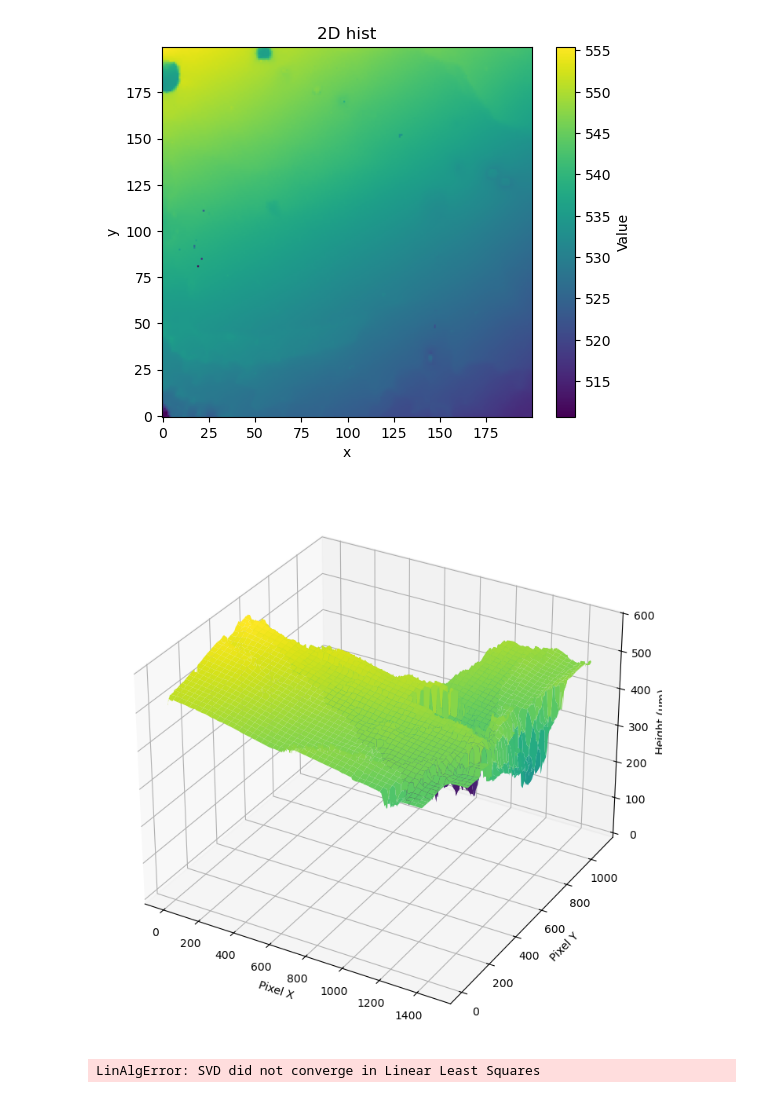
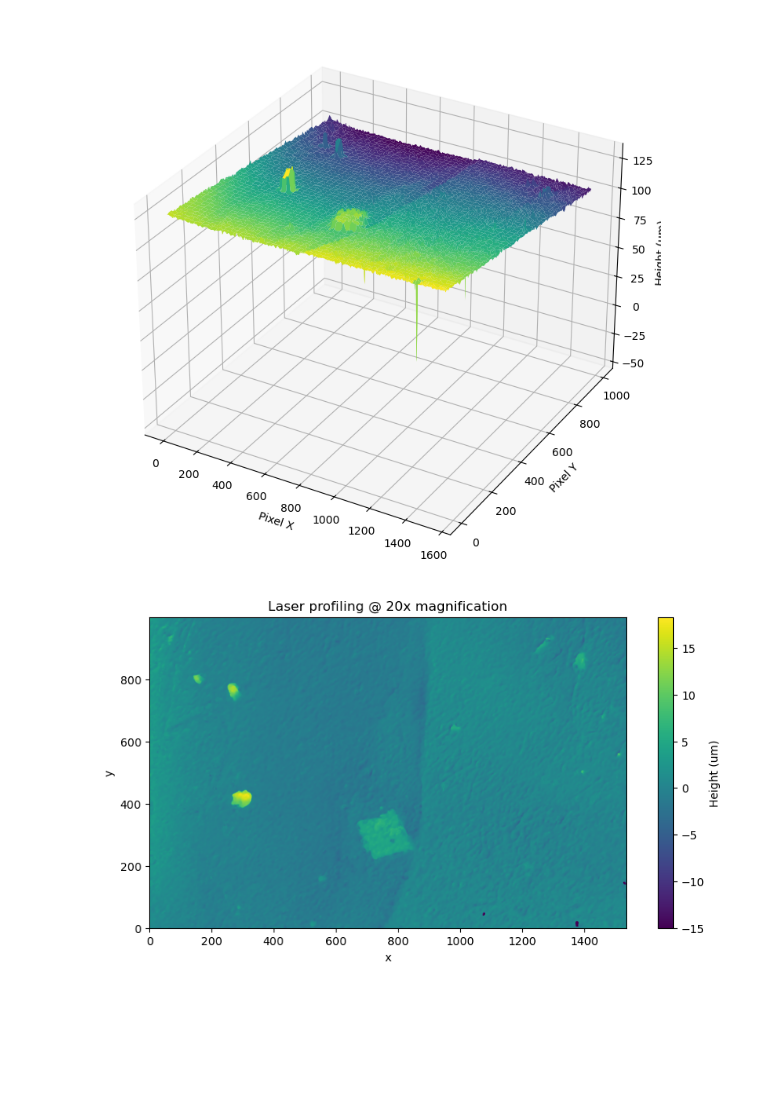
Before and after one commit to cgalelli/PrimusCode, a Jupyter notebook: Data/profiler_calibration/read_profiler.ipynb, the cells around one changed output. Saved outputs shown, nothing was run; the diff lists cells and outputs as text; code cells hidden in the pictures; blank space fills up the shorter version.

```diff
--- a/Data/profiler_calibration/read_profiler.ipynb
+++ b/Data/profiler_calibration/read_profiler.ipynb
@@ -33,10 +34 @@ plt.show()
-# %%
-plt.imshow(data[:200, :200], cmap='viridis', origin='lower')
-plt.colorbar(label='Value')
-plt.title('2D hist')
-plt.xlabel('x')
-plt.ylabel('y')
-plt.show()
-# %% [output]
-[figure, removed]
 # %%
@@ -50,7 +42,7 @@ X, Y = np.meshgrid(X, Y)
 fig = plt.figure(figsize=(12, 9))
 ax = fig.add_subplot(111, projection='3d')
 
-ax.plot_surface(X, Y, data, cmap='viridis', edgecolor='none')
+ax.plot_surface(X, Y, data1, cmap='viridis', edgecolor='none')
 
 ax.set_xlabel('Pixel X')
 ax.set_ylabel('Pixel Y')
@@ -58,28 +50,30 @@ ax.set_zlabel(f'Height (um)')
 
 plt.show()
 # %% [output]
-[figure, old version]
+[figure, new version]
 # %%
 x_flat = X.flatten()
 y_flat = Y.flatten()
-z_flat = data.flatten()
+z_flat = data1.flatten()
 
 A = np.c_[np.ones(z_flat.size), x_flat, y_flat]
 
 C, _, _, _ = np.linalg.lstsq(A, z_flat, rcond=None)
 fit_plane = C[0] + C[1] * X + C[2] * Y
 
-detrended_map = data - fit_plane
+detrended_map = data1 - fit_plane
 
-plt.figure(figsize=(21, 11))
+detrended_map = np.clip(detrended_map, -15, np.inf)
+
+plt.figure(figsize=(10, 5))
 plt.imshow(detrended_map, cmap='viridis', origin='lower')
-plt.colorbar(label='Value')
-plt.title('2D hist')
+plt.colorbar(label='Height (um)')
+plt.title('Laser profiling @ 20x magnification')
 plt.xlabel('x')
 plt.ylabel('y')
 plt.show()
 # %% [output]
-LinAlgError: SVD did not converge in Linear Least Squares
+[figure, added]
 # %%
 fig = plt.figure(figsize=(12, 9))
 ax = fig.add_subplot(111, projection='3d')
```
Also changed, not shown: parts of 5 cells of this notebook, 3 other files.
